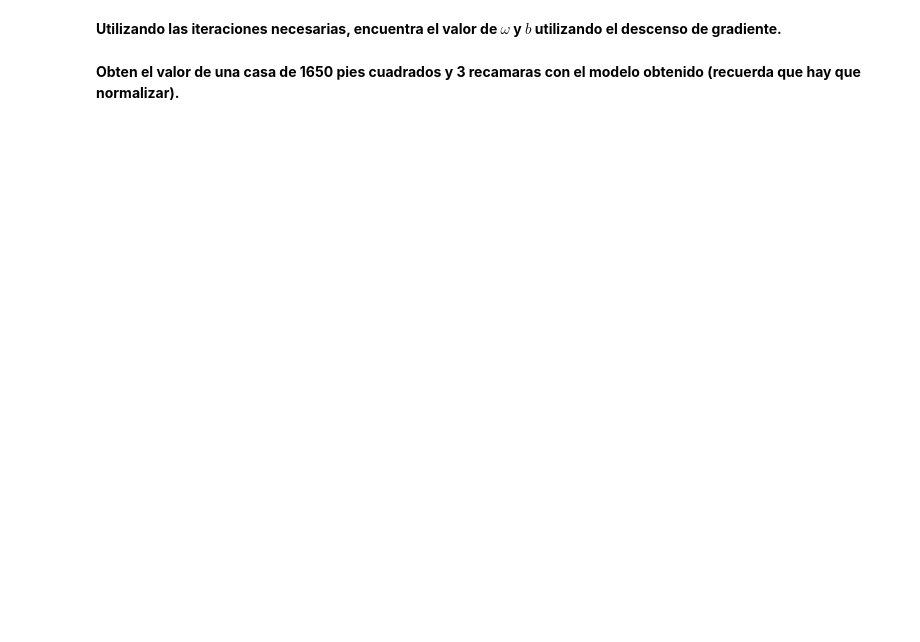
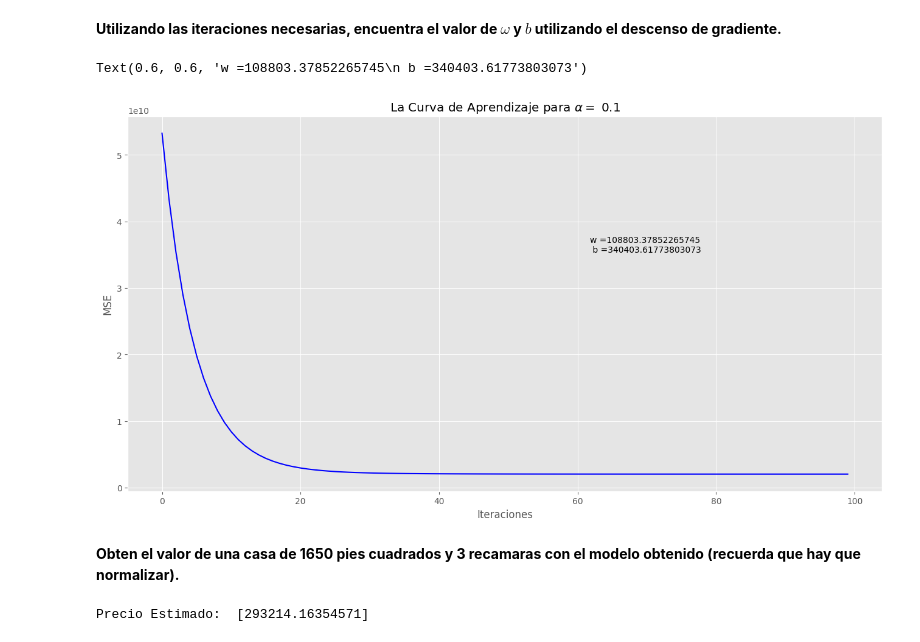
Before and after one commit to GeraMaple/2-Aprendizaje-2026, a Jupyter notebook: reg_lineal.ipynb, the cells around one changed output. Drawn from its saved outputs; the diff is of its cells as text; code cells hidden in the pictures; blank space fills up the shorter version.

```diff
--- a/reg_lineal.ipynb
+++ b/reg_lineal.ipynb
@@ -351,24 +369,29 @@ plt.ylabel('MSE')
 # %% [markdown]
 **Utilizando las iteraciones necesarias, encuentra el valor de $\omega$ y $b$ utilizando el descenso de gradiente.**
 # %%
-num_iters = None
+num_iters = 100
 
-alpha = None
+alpha = 0.1
 
 w, b, mse_hist = descenso_gradiente_lotes(x_norm, y, w_ini, b_ini, alpha, num_iters)
 
 plt.title(r"La Curva de Aprendizaje para $\alpha =$ " + str(alpha))
 plt.plot(mse_hist, '-b')
 plt.xlabel('Iteraciones')
 plt.ylabel('MSE')
 plt.figtext(x = 0.6, y = 0.6, s = "w ={}\n b ={}".format(w[0], b))
+# %% [output]
+Text(0.6, 0.6, 'w =108803.37852265745\n b =340403.61773803073')
+[figure, added]
 # %% [markdown]
 **Obten el valor de una casa de 1650 pies cuadrados y 3 recamaras con el modelo obtenido (recuerda que hay que normalizar).**
 # %%
 # Escribe aquí el código
-x = None
-x_norm = None
+x = np.array([[1650, 3]])
+x_norm = normaliza(x, medias, desviaciones)
 
-y_est = None
+y_est = x_norm @ w + b
 
 print("Precio Estimado: ", y_est)
+# %% [output]
+Precio Estimado:  [293214.16354571]
```
Also changed, not shown: parts of 2 cells of this notebook.
